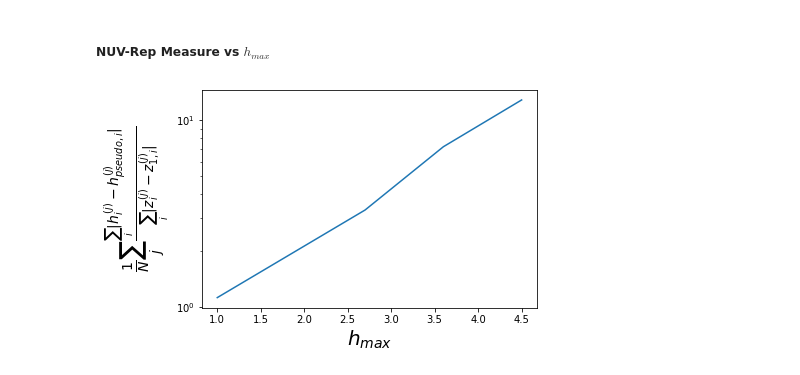
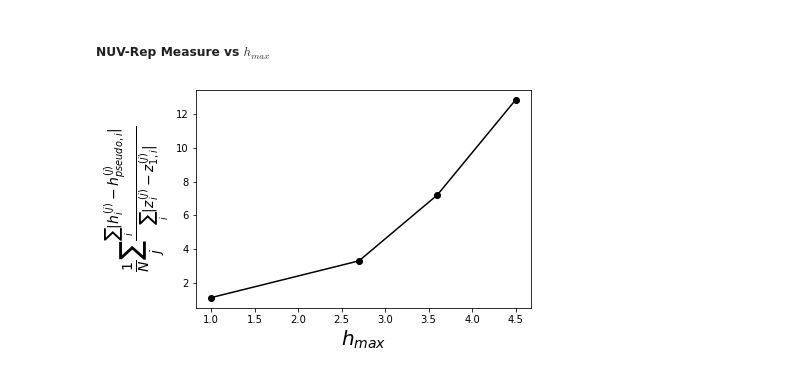
Before and after one commit to emacosta95/dft_for_ising, a Jupyter notebook: dft_ising_analysis.ipynb, the cells around one changed output. Drawn from its saved outputs; the diff is of its cells as text; code cells hidden in the pictures.

```diff
--- a/dft_ising_analysis.ipynb
+++ b/dft_ising_analysis.ipynb
@@ -22,8 +22,8 @@ from src.training.utils_analysis import dataloader, nuv_representability_check,m
 #### Data
 # %%
 n_sample=7
-t_range=[49,49,49,199,199,799,799]
-h_max=[4.5]*n_sample
+t_range=[49,49,49,199,199,399,599]
+h_max=[1.0]*n_sample
 ls=[16,32,64,128,256,512,1024]
 n_instances=[100]*n_sample
 epochs = [[i * 100 for i in range(t_range[j])] for j in range(n_sample)]
@@ -265,8 +263,8 @@ plt.show()
 # %% [markdown]
 ##### Data
 # %%
-n_sample=4
-h_max=[1.0,2.7,3.6,4.5]
+n_sample=5
+h_max=[1.0,1.8,2.7,3.6,4.5]
 ls=[128]*n_sample
 n_instances=[100]*n_sample
 epochs = [7900]*n_sample
@@ -358,7 +358,7 @@ $H=J\sum_i x_i x_{i+1} +\sum_i \frac{\delta F}{\delta z_i}[z_{min,i}] z_i$
 is equal to the magnetization that generates the gradient. If we have $ |\vec{z}-\vec{z_{eff}}|\ll |\vec{h}-\vec{h_eff}|$ then we show that the mapping in that configuration is compromised by a multivalue condition
 # %%
 n_sample=4
-h_max=[1.0,2.7,3.6,4.5]
+h_max=[1.0,1.8,2.7,3.6,4.5]
 ls=[128]*n_sample
 n_instances=[100]*n_sample
 epochs = [7900]*n_sample
@@ -429,10 +427,10 @@ Text(0, 0.5, '$\\frac{1}{N}\\sum_j \\frac{\\sum_i \\left| h^{(j)}_i - h^{(j)}_{p
 # %% [markdown]
 ##### NUV-Rep Measure vs $h_{max}$
 # %%
-plt.plot(h_max,dds)
+plt.plot(h_max,dds,color='black',marker='o')
 plt.xlabel(r'$h_{max}$',fontsize=20)
 plt.ylabel(r'$\frac{1}{N}\sum_j \frac{\sum_i \left| h^{(j)}_i - h^{(j)}_{pseudo,i}\right|}{\sum_i \left| z^{(j)}_i - z^{(j)}_{1,i}\right|}$',fontsize=20)
-plt.semilogy()
+#plt.semilogy()
 plt.show()
 # %% [output]
-[figure, old version]
+[figure, new version]
```
Also changed, not shown: parts of 12 cells of this notebook, 9 other files.
